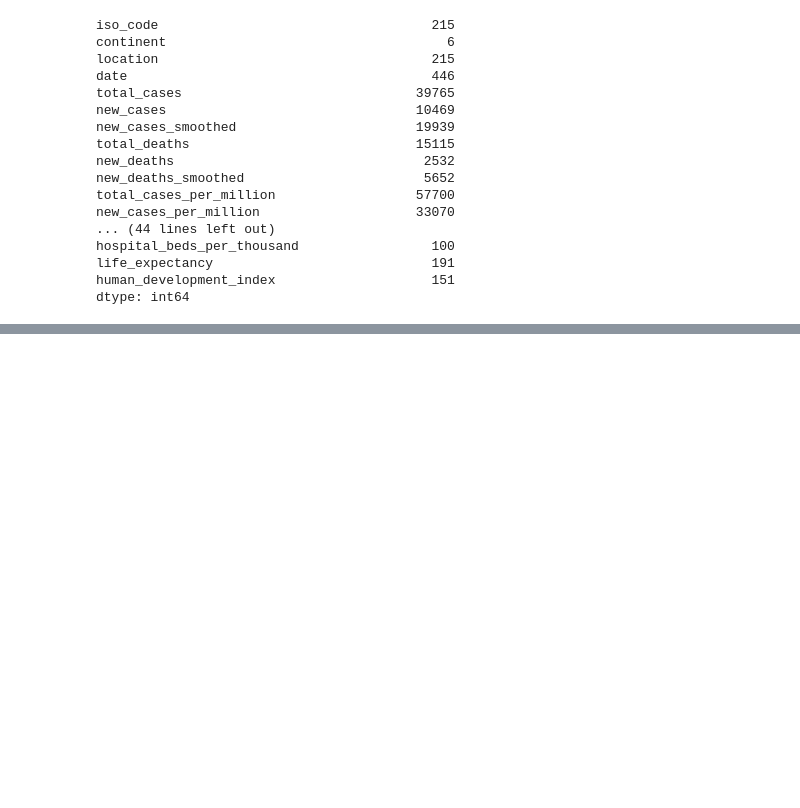
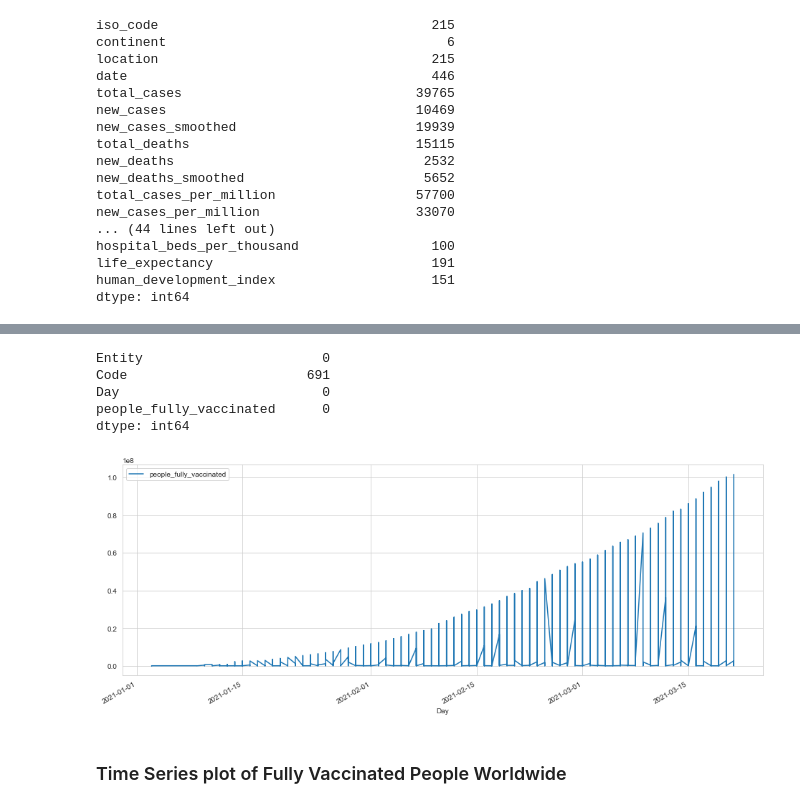
Before and after one commit to cassnutt/worldwide_covid19_vaccines, a Jupyter notebook: 1. EDA.ipynb, the cells around one changed output, grey strips where cells are left out. Drawn from its saved outputs; the diff is of its cells as text; code cells hidden in the pictures; blank space fills up the shorter version.

Commit message:
time series on vaccinations, added income data

```diff
--- a/1. EDA.ipynb
+++ b/1. EDA.ipynb
@@ -143,0 +148,2 @@ Turn date into datetime, set as index, and do timeseries modeling
+# %%
+fully_vax_df = pd.read_csv('../data/people-fully-vaccinated-covid.csv')
@@ -143,0 +164,2 @@ Turn date into datetime, set as index, and do timeseries modeling
+# %%
+fully_vax_df['Day'] = pd.to_datetime(fully_vax_df['Day'])
@@ -143,0 +175,19 @@ Turn date into datetime, set as index, and do timeseries modeling
+# %%
+fully_vax_df.isnull().sum()
+# %% [output]
+Entity                       0
+Code                       691
+Day                          0
+people_fully_vaccinated      0
+dtype: int64
+# %%
+fully_vax_ts = fully_vax_df.copy()
+# %%
+fully_vax_ts.set_index('Day', inplace= True)
+# %%
+# quick time series plot
+fully_vax_ts.plot(figsize= (16,6));
+# %% [output]
+[figure, added]
+# %% [markdown]
+### Time Series plot of Fully Vaccinated People Worldwide
```
Also changed, not shown: parts of 48 cells of this notebook.
